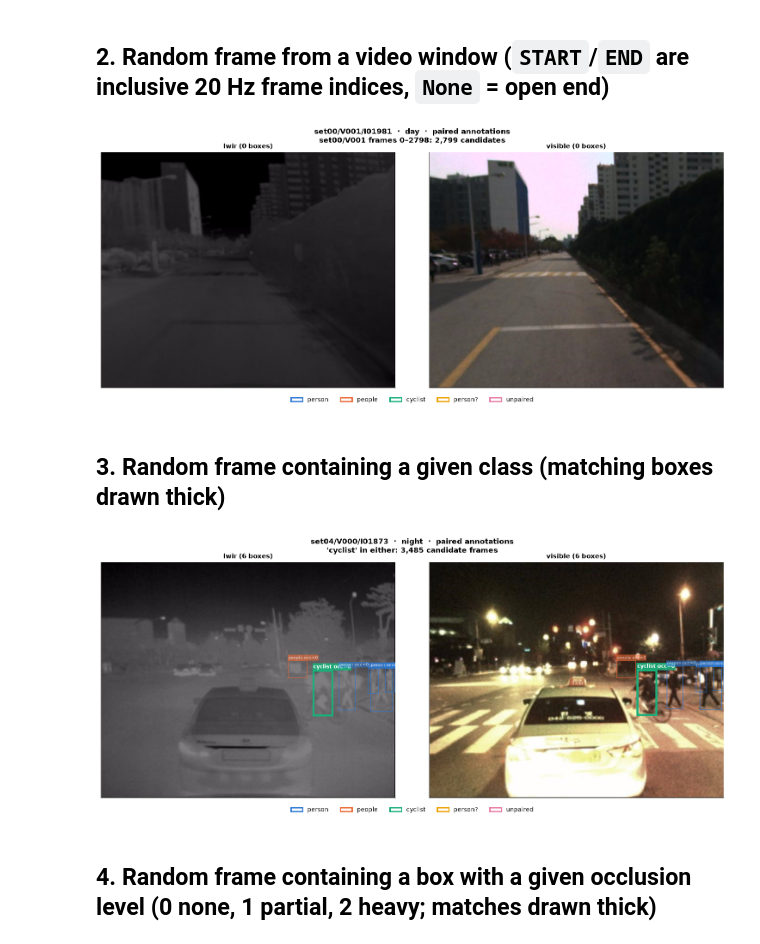
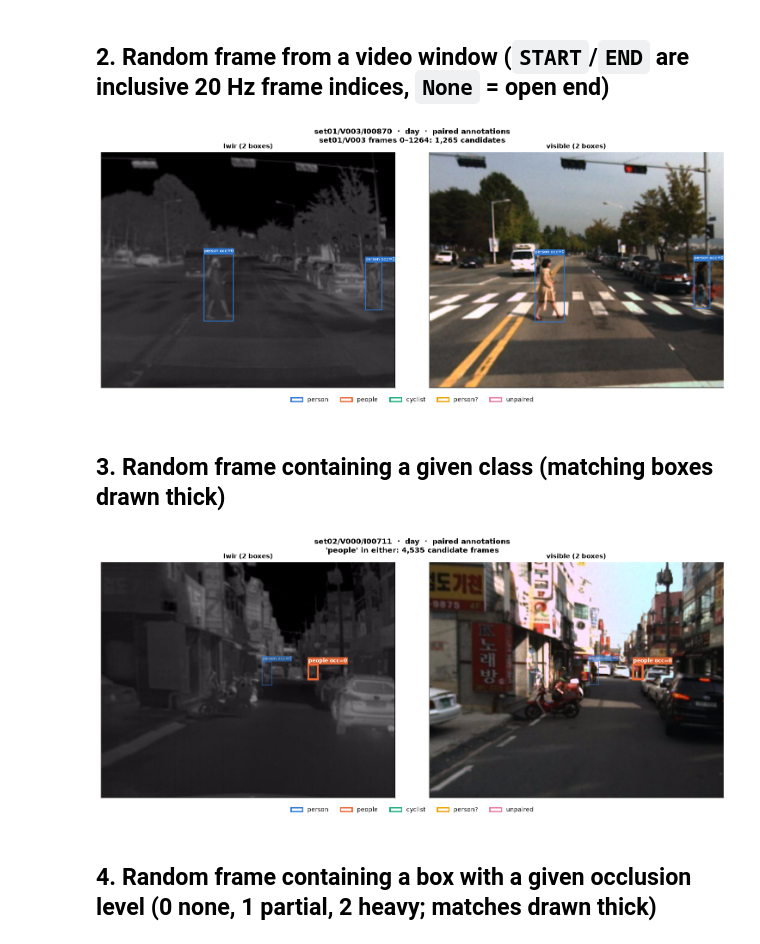
Before and after one commit to Leo00010011/ir-world-model, a Jupyter notebook: notebooks/kaist/kaist_explore.ipynb, the cells around one changed output. Cells and saved outputs as stored; diff of their text form; code cells hidden in the pictures.

```diff
--- a/notebooks/kaist/kaist_explore.ipynb
+++ b/notebooks/kaist/kaist_explore.ipynb
@@ -205,7 +205,7 @@ show(frame, note=f"random frame out of {n:,}")
 # %% [markdown]
 ## 2. Random frame from a video window (`START`/`END` are inclusive 20 Hz frame indices, `None` = open end)
 # %%
-VIDEO = "set00/V001"
+VIDEO = "set01/V003"
 START, END = None, None
 SEED = None
 
@@ -217,20 +217,20 @@ frame, n = sample(frames, SEED)
 show(frame, note=f"{VIDEO} frames {idx(BY_VIDEO[VIDEO][0]) if START is None else START}"
                  f"–{idx(BY_VIDEO[VIDEO][-1]) if END is None else END}: {n:,} candidates")
 # %% [output]
-[figure, old version]
+[figure, new version]
 # %% [markdown]
 ## 3. Random frame containing a given class (matching boxes drawn thick)
 # %%
-CLASS = "cyclist"  # person, people, cyclist, person? (and unpaired for paired annotations)
+CLASS = "people"  # person, people, cyclist, person? (and unpaired for paired annotations)
 MODALITY = "either"  # lwir / visible / either; paired only (original boxes are shared)
 SEED = None
 
 match = lambda m, b: m in mods_for(MODALITY) and b["label"] == CLASS
 frames = [f for f in TRAIN if any(match(m, b) for m in MODS for b in ANN[f][m])]
 frame, n = sample(frames, SEED)
 show(frame, highlight=match, note=f"{CLASS!r} in {MODALITY}: {n:,} candidate frames")
 # %% [output]
-[figure, old version]
+[figure, new version]
 # %% [markdown]
 ## 4. Random frame containing a box with a given occlusion level (0 none, 1 partial, 2 heavy; matches drawn thick)
 # %%
```
Also changed, not shown: parts of 3 cells of this notebook, 14 other files.
